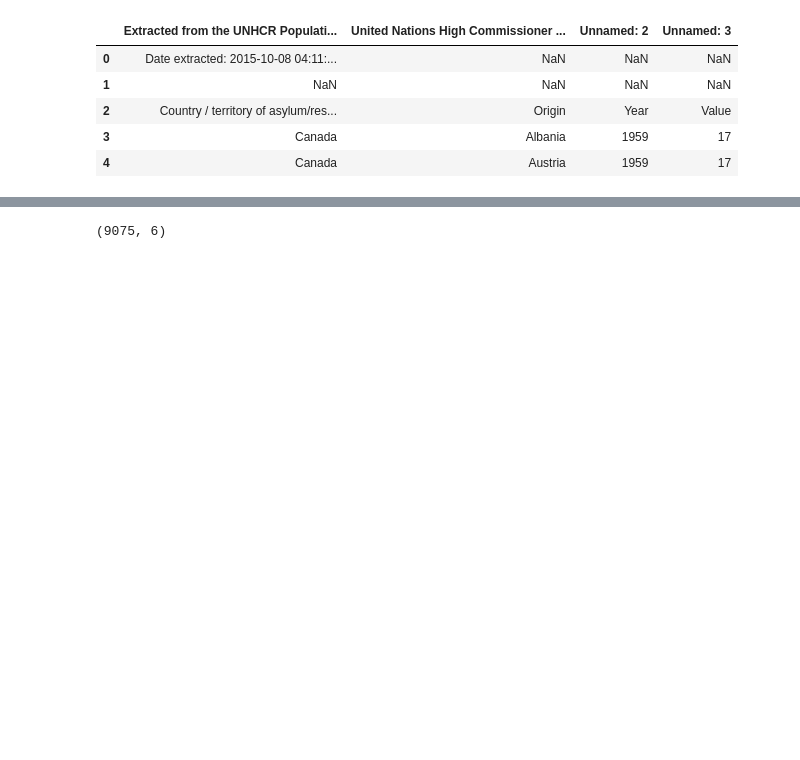
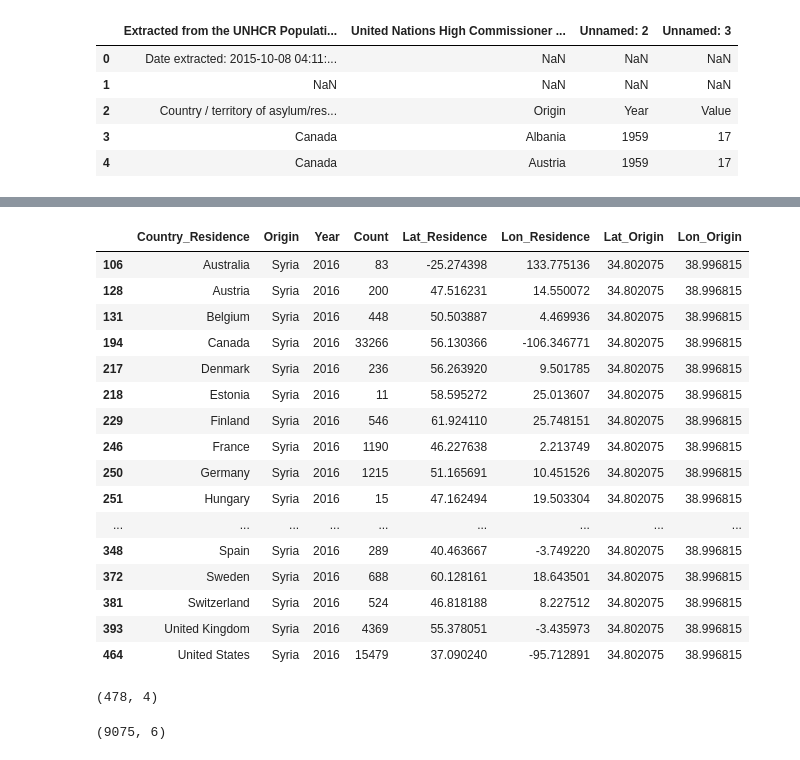
Before and after one commit to JulienAssouline/data-studios-projects, a Jupyter notebook: code/Canadian_Refugees/Canadian Refugees.ipynb, the cells around one changed output, grey strips where cells are left out. Cells and saved outputs as stored; diff of their text form; code cells hidden in the pictures; blank space fills up the shorter version.

```diff
--- a/code/Canadian_Refugees/Canadian Refugees.ipynb
+++ b/code/Canadian_Refugees/Canadian Refugees.ipynb
@@ -88,0 +230,2 @@ countries
+# %%
+Syria_2016 = refugees_country_merged_2016_2[refugees_country_merged_2016_2["Origin"] == "Syria"]
@@ -88,0 +238,22 @@ countries
+# %%
+Syria_2016 = Syria_2016[Syria_2016["Count"] != 0]
+# %%
+Syria_2016
+# %% [output]
+|  | Country_Residence | Origin | Year | Count | Lat_Residence | Lon_Residence | Lat_Origin | Lon_Origin |
+| 106 | Australia | Syria | 2016 | 83 | -25.274398 | 133.775136 | 34.802075 | 38.996815 |
+| 128 | Austria | Syria | 2016 | 200 | 47.516231 | 14.550072 | 34.802075 | 38.996815 |
+| 131 | Belgium | Syria | 2016 | 448 | 50.503887 | 4.469936 | 34.802075 | 38.996815 |
+| 194 | Canada | Syria | 2016 | 33266 | 56.130366 | -106.346771 | 34.802075 | 38.996815 |
+| 217 | Denmark | Syria | 2016 | 236 | 56.263920 | 9.501785 | 34.802075 | 38.996815 |
+| 218 | Estonia | Syria | 2016 | 11 | 58.595272 | 25.013607 | 34.802075 | 38.996815 |
+| 229 | Finland | Syria | 2016 | 546 | 61.924110 | 25.748151 | 34.802075 | 38.996815 |
+| 246 | France | Syria | 2016 | 1190 | 46.227638 | 2.213749 | 34.802075 | 38.996815 |
+| 250 | Germany | Syria | 2016 | 1215 | 51.165691 | 10.451526 | 34.802075 | 38.996815 |
+| 251 | Hungary | Syria | 2016 | 15 | 47.162494 | 19.503304 | 34.802075 | 38.996815 |
+| ... | ... | ... | ... | ... | ... | ... | ... | ... |
+| 348 | Spain | Syria | 2016 | 289 | 40.463667 | -3.749220 | 34.802075 | 38.996815 |
+| 372 | Sweden | Syria | 2016 | 688 | 60.128161 | 18.643501 | 34.802075 | 38.996815 |
+| 381 | Switzerland | Syria | 2016 | 524 | 46.818188 | 8.227512 | 34.802075 | 38.996815 |
+| 393 | United Kingdom | Syria | 2016 | 4369 | 55.378051 | -3.435973 | 34.802075 | 38.996815 |
+| 464 | United States | Syria | 2016 | 15479 | 37.090240 | -95.712891 | 34.802075 | 38.996815 |
@@ -89,3 +262,7 @@ countries
+# %%
+refugees_country_sum_2016.shape
+# %% [output]
+(478, 4)
 # %%
 refugees_country_merged = refugees_country_sum.merge(countries, left_on = "Country_Residence", right_on = "Name", how = "left")
 # %%
```
Also changed, not shown: parts of 68 cells of this notebook, 23 other files.
